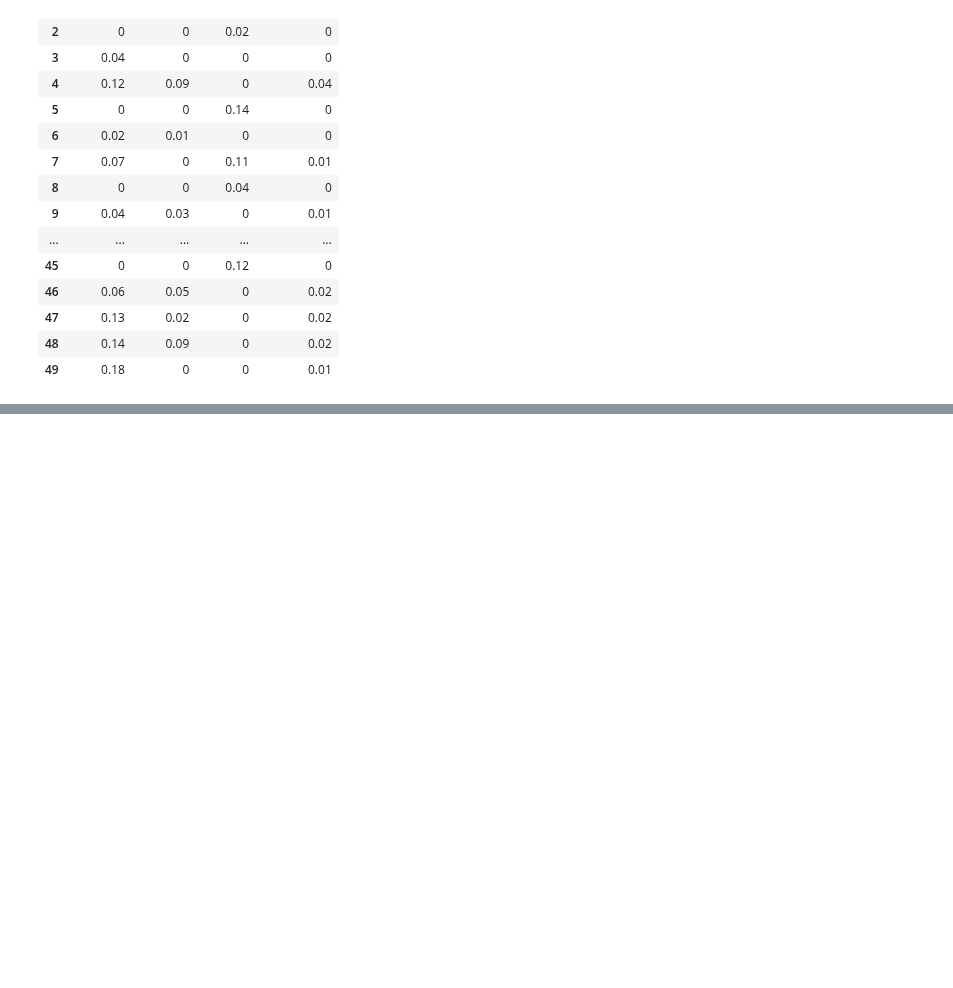
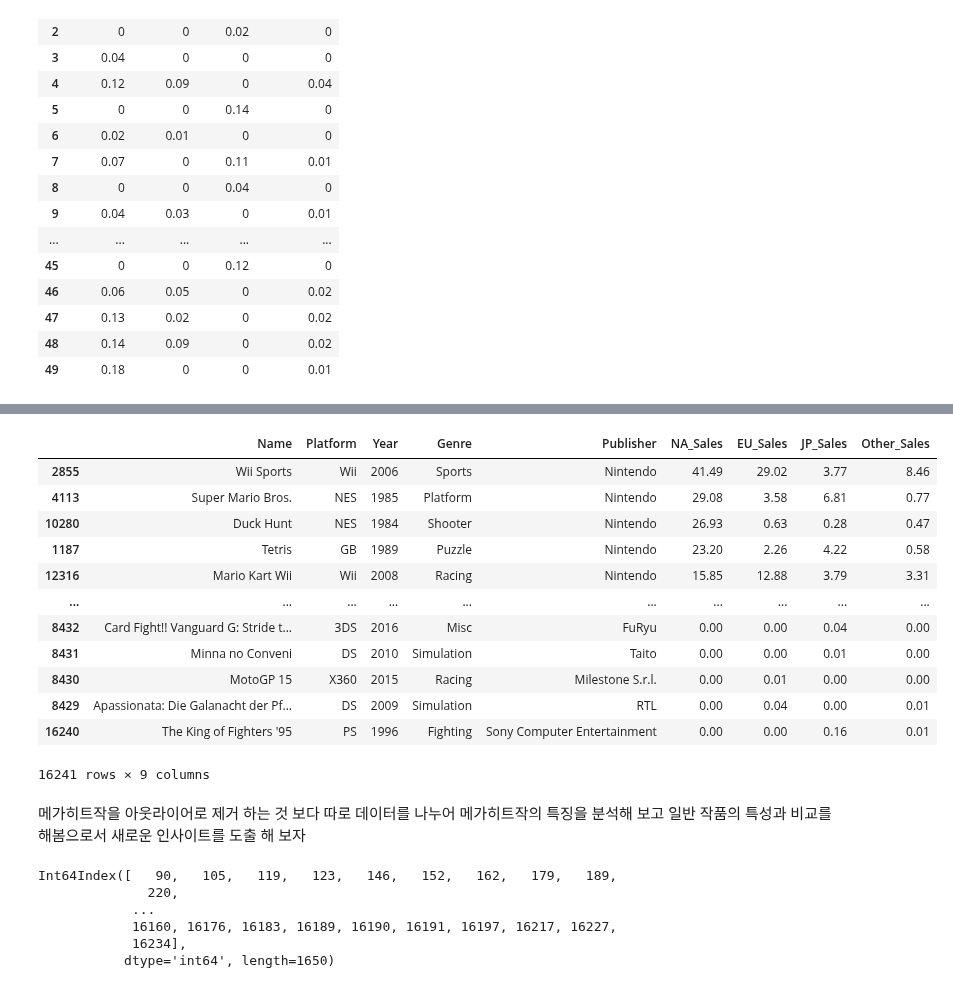
Before and after one commit to ljs7463/AnalysisProject, a Jupyter notebook: Gameanalysis.ipynb, the cells around one changed output, grey strips where cells are left out. Saved outputs shown, nothing was run; the diff lists cells and outputs as text; code cells hidden in the pictures; blank space fills up the shorter version.

Commit message:
outlier

```diff
--- a/Gameanalysis.ipynb
+++ b/Gameanalysis.ipynb
@@ -378,0 +504,28 @@ Name: EU_Sales, dtype: object
+# %%
+dataset.sort_values('NA_Sales',ascending=False)
+# %% [output]
+|  | Name | Platform | Year | Genre | Publisher | NA_Sales | EU_Sales | JP_Sales | Other_Sales |
+| 2855 | Wii Sports | Wii | 2006 | Sports | Nintendo | 41.49 | 29.02 | 3.77 | 8.46 |
+| 4113 | Super Mario Bros. | NES | 1985 | Platform | Nintendo | 29.08 | 3.58 | 6.81 | 0.77 |
+| 10280 | Duck Hunt | NES | 1984 | Shooter | Nintendo | 26.93 | 0.63 | 0.28 | 0.47 |
+| 1187 | Tetris | GB | 1989 | Puzzle | Nintendo | 23.20 | 2.26 | 4.22 | 0.58 |
+| 12316 | Mario Kart Wii | Wii | 2008 | Racing | Nintendo | 15.85 | 12.88 | 3.79 | 3.31 |
+| ... | ... | ... | ... | ... | ... | ... | ... | ... | ... |
+| 8432 | Card Fight!! Vanguard G: Stride t... | 3DS | 2016 | Misc | FuRyu | 0.00 | 0.00 | 0.04 | 0.00 |
+| 8431 | Minna no Conveni | DS | 2010 | Simulation | Taito | 0.00 | 0.00 | 0.01 | 0.00 |
+| 8430 | MotoGP 15 | X360 | 2015 | Racing | Milestone S.r.l. | 0.00 | 0.01 | 0.00 | 0.00 |
+| 8429 | Apassionata: Die Galanacht der Pf... | DS | 2009 | Simulation | RTL | 0.00 | 0.04 | 0.00 | 0.01 |
+| 16240 | The King of Fighters '95 | PS | 1996 | Fighting | Sony Computer Entertainment | 0.00 | 0.00 | 0.16 | 0.01 |
+16241 rows × 9 columns
+# %% [markdown]
+메가히트작을 아웃라이어로 제거 하는 것 보다 따로 데이터를 나누어 메가히트작의 특징을 분석해 보고 일반 작품의 특성과 비교를 해봄으로서 새로운 인사이트를 도출 해 보자
+# %%
+Megahit_NA = dataset['NA_Sales'][find_outlier_by_Tukey(dataset['NA_Sales'])[0]].index
+Megahit_NA
+# %% [output]
+Int64Index([   90,   105,   119,   123,   146,   152,   162,   179,   189,
+              220,
+            ...
+            16160, 16176, 16183, 16189, 16190, 16191, 16197, 16217, 16227,
+            16234],
+           dtype='int64', length=1650)
```
Also changed, not shown: parts of 37 cells of this notebook.
